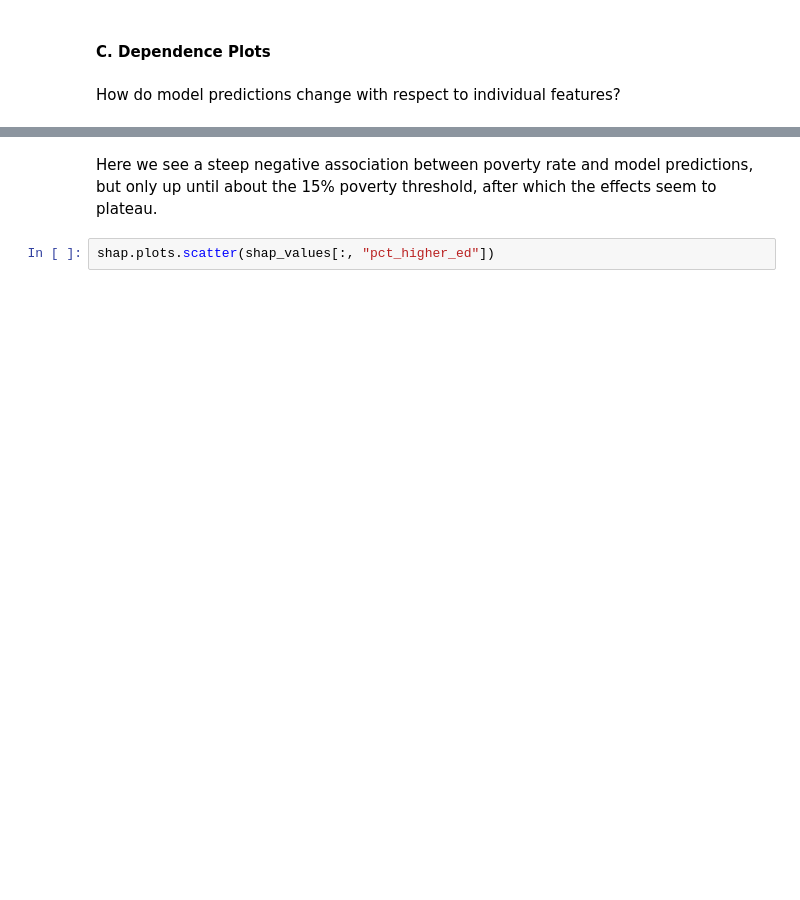
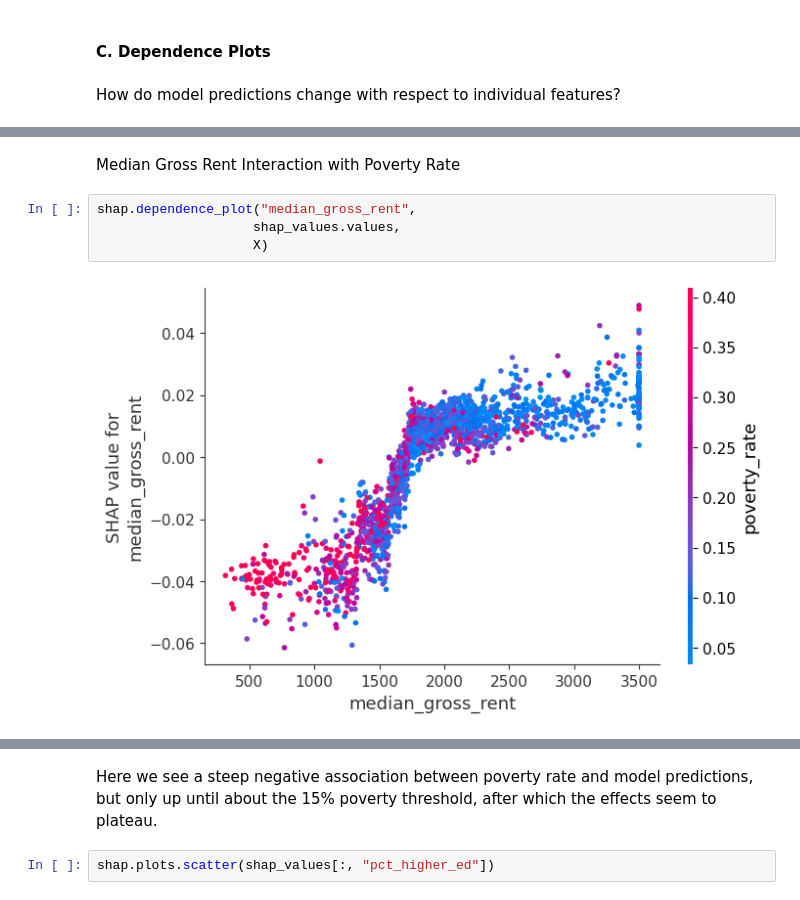
Before and after one commit to yousefja/nori, a Jupyter notebook: notebooks/13_econ_mobility_shap.ipynb, the cells around one changed output, grey strips where cells are left out. Saved outputs shown, nothing was run; the diff lists cells and outputs as text; blank space fills up the shorter version.

```diff
--- a/notebooks/13_econ_mobility_shap.ipynb
+++ b/notebooks/13_econ_mobility_shap.ipynb
@@ -102,0 +108,8 @@ Here we observe a positive association between gini-index and economic mobility
+# %% [markdown]
+Median Gross Rent Interaction with Poverty Rate
+# %%
+shap.dependence_plot("median_gross_rent",
+                    shap_values.values,
+                    X)
+# %% [output]
+[figure, added]
```
Also changed, not shown: parts of 22 cells of this notebook, 5 other files.
